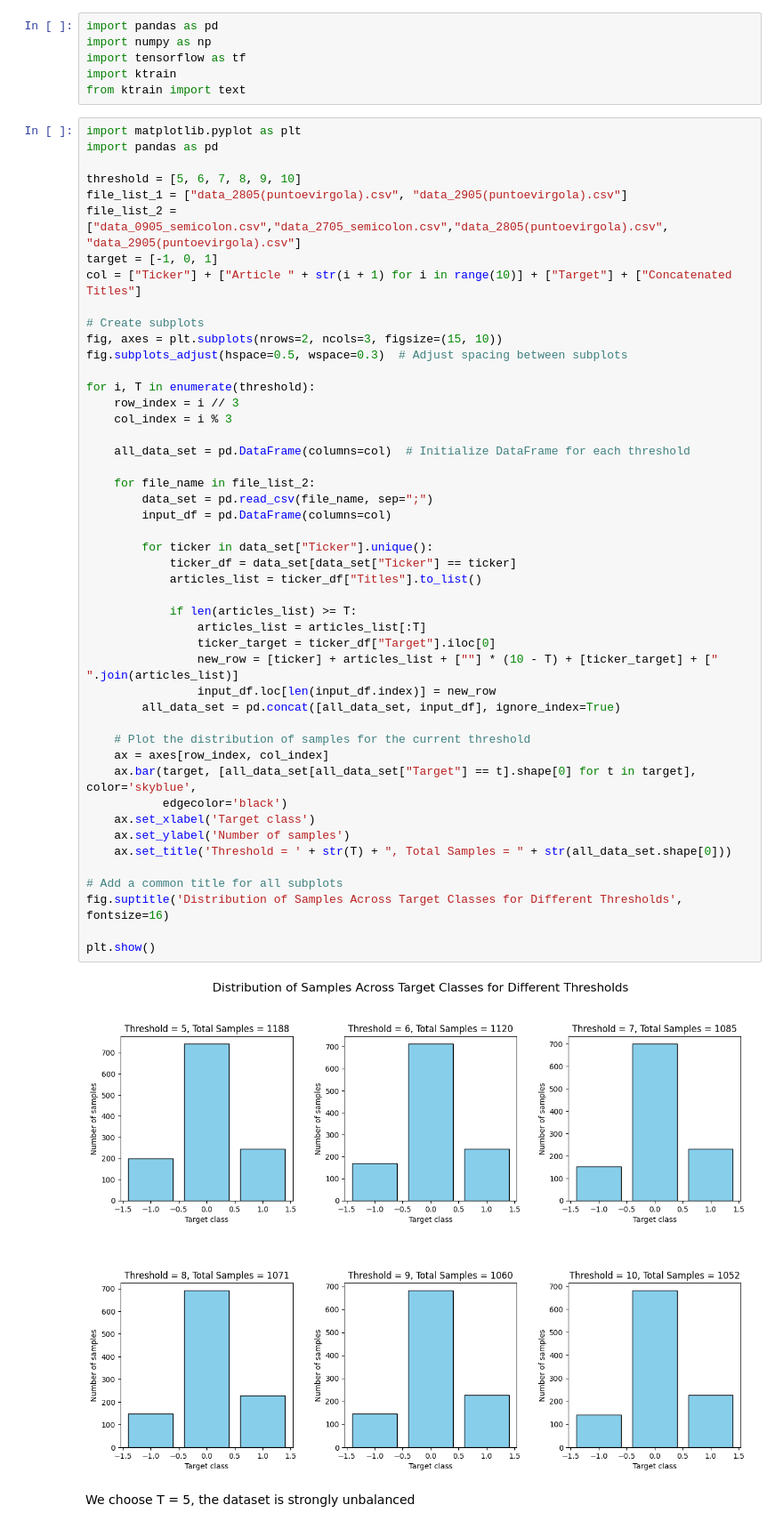
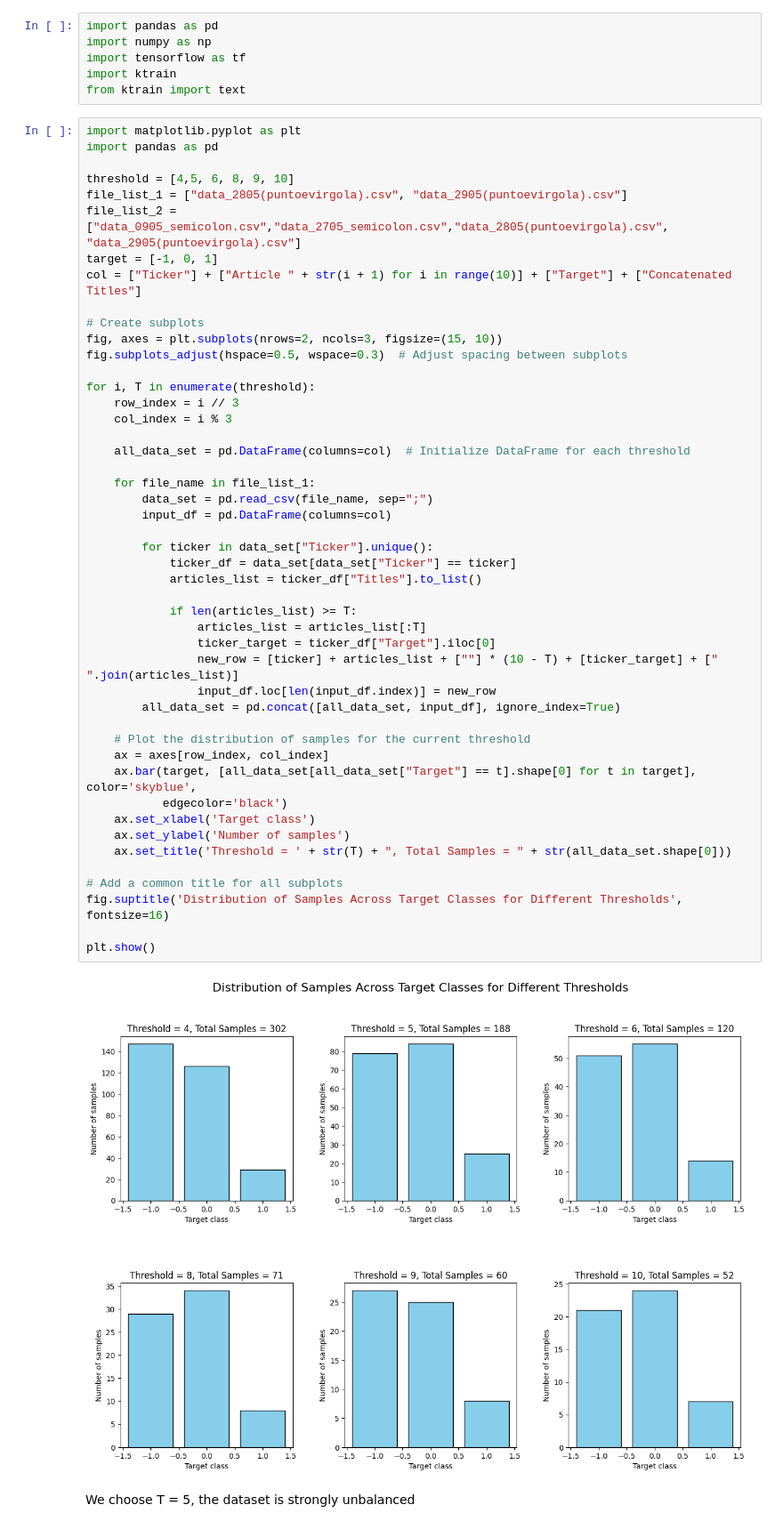
Before and after one commit to MarcoPace00/TextMining, a Jupyter notebook: model_1.ipynb, the cells around one changed output. Shown at 89% size. Drawn from its saved outputs; the diff is of its cells as text.

```diff
--- a/model_1.ipynb
+++ b/model_1.ipynb
@@ -16,7 +16,7 @@ from ktrain import text
 import matplotlib.pyplot as plt
 import pandas as pd
 
-threshold = [5, 6, 7, 8, 9, 10]
+threshold = [4,5, 6, 8, 9, 10]
 file_list_1 = ["data_2805(puntoevirgola).csv", "data_2905(puntoevirgola).csv"]
 file_list_2 = ["data_0905_semicolon.csv","data_2705_semicolon.csv","data_2805(puntoevirgola).csv", "data_2905(puntoevirgola).csv"]
 target = [-1, 0, 1]
@@ -32,35 +32,35 @@ for i, T in enumerate(threshold):
 
     all_data_set = pd.DataFrame(columns=col)  # Initialize DataFrame for each threshold
 
-    for file_name in file_list_2:
+    for file_name in file_list_1:
         data_set = pd.read_csv(file_name, sep=";")
         input_df = pd.DataFrame(columns=col)
 
         for ticker in data_set["Ticker"].unique():
             ticker_df = data_set[data_set["Ticker"] == ticker]
             articles_list = ticker_df["Titles"].to_list()
 
             if len(articles_list) >= T:
                 articles_list = articles_list[:T]
                 ticker_target = ticker_df["Target"].iloc[0]
                 new_row = [ticker] + articles_list + [""] * (10 - T) + [ticker_target] + [" ".join(articles_list)]
                 input_df.loc[len(input_df.index)] = new_row
         all_data_set = pd.concat([all_data_set, input_df], ignore_index=True)
 
     # Plot the distribution of samples for the current threshold
     ax = axes[row_index, col_index]
     ax.bar(target, [all_data_set[all_data_set["Target"] == t].shape[0] for t in target], color='skyblue',
            edgecolor='black')
     ax.set_xlabel('Target class')
     ax.set_ylabel('Number of samples')
     ax.set_title('Threshold = ' + str(T) + ", Total Samples = " + str(all_data_set.shape[0]))
 
 # Add a common title for all subplots
 fig.suptitle('Distribution of Samples Across Target Classes for Different Thresholds', fontsize=16)
 
 plt.show()
 # %% [output]
-[figure, old version]
+[figure, new version]
 # %% [markdown]
 We choose T = 5, the dataset is strongly unbalanced
 # %%
```
